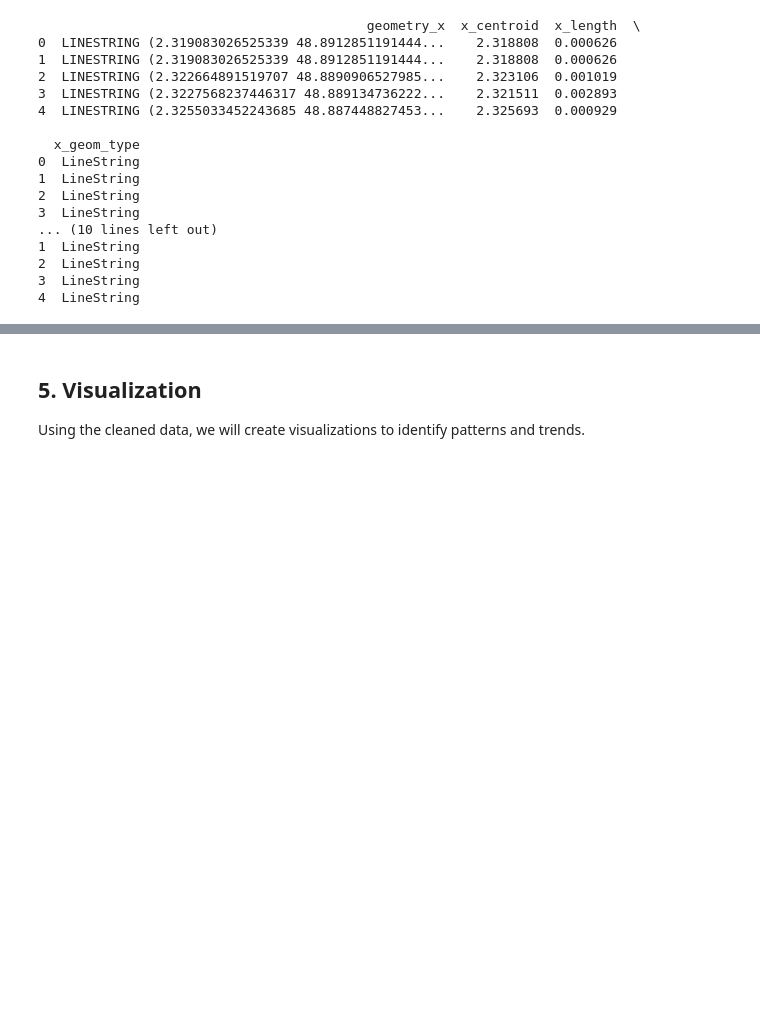
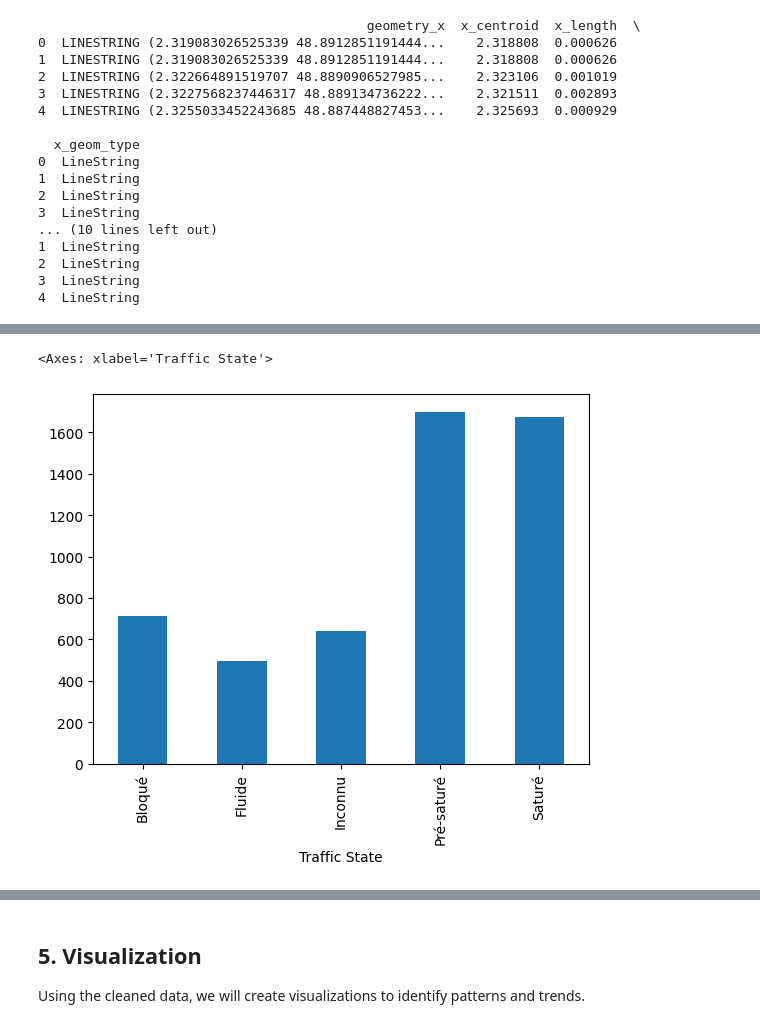
Before and after one commit to Happiste/UrbanPulse, a Jupyter notebook: UrbanPulse.ipynb, the cells around one changed output, grey strips where cells are left out. Saved outputs shown, nothing was run; the diff lists cells and outputs as text; code cells hidden in the pictures; blank space fills up the shorter version.

```diff
--- a/UrbanPulse.ipynb
+++ b/UrbanPulse.ipynb
@@ -652,0 +727,6 @@ print(merged_df[['geometry_y', 'y_centroid', 'y_length', 'y_geom_type']].head())
+# %%
+#Averages or medians of Hourly Flow by traffic state
+merged_df.groupby('Traffic State')['Hourly Flow'].mean().plot(kind='bar')
+# %% [output]
+<Axes: xlabel='Traffic State'>
+[figure, added]
```
Also changed, not shown: parts of 14 cells of this notebook.
